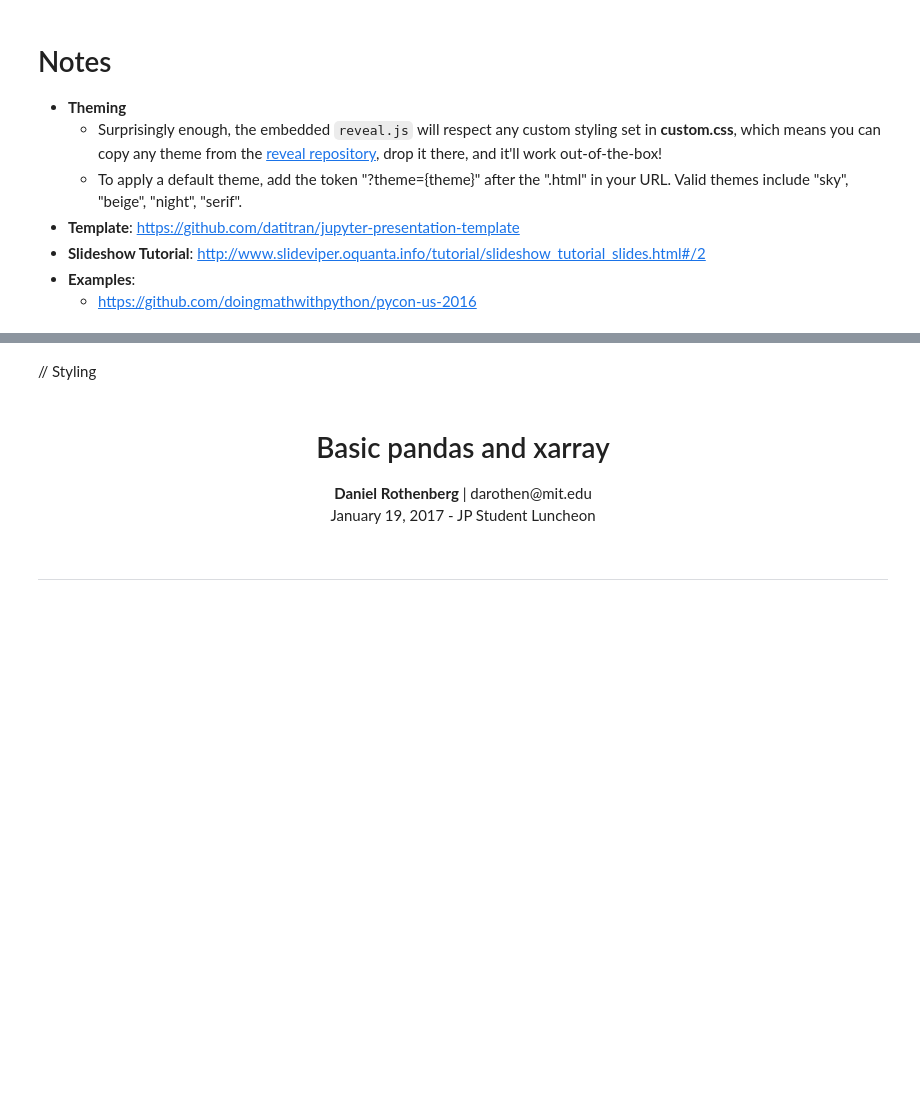
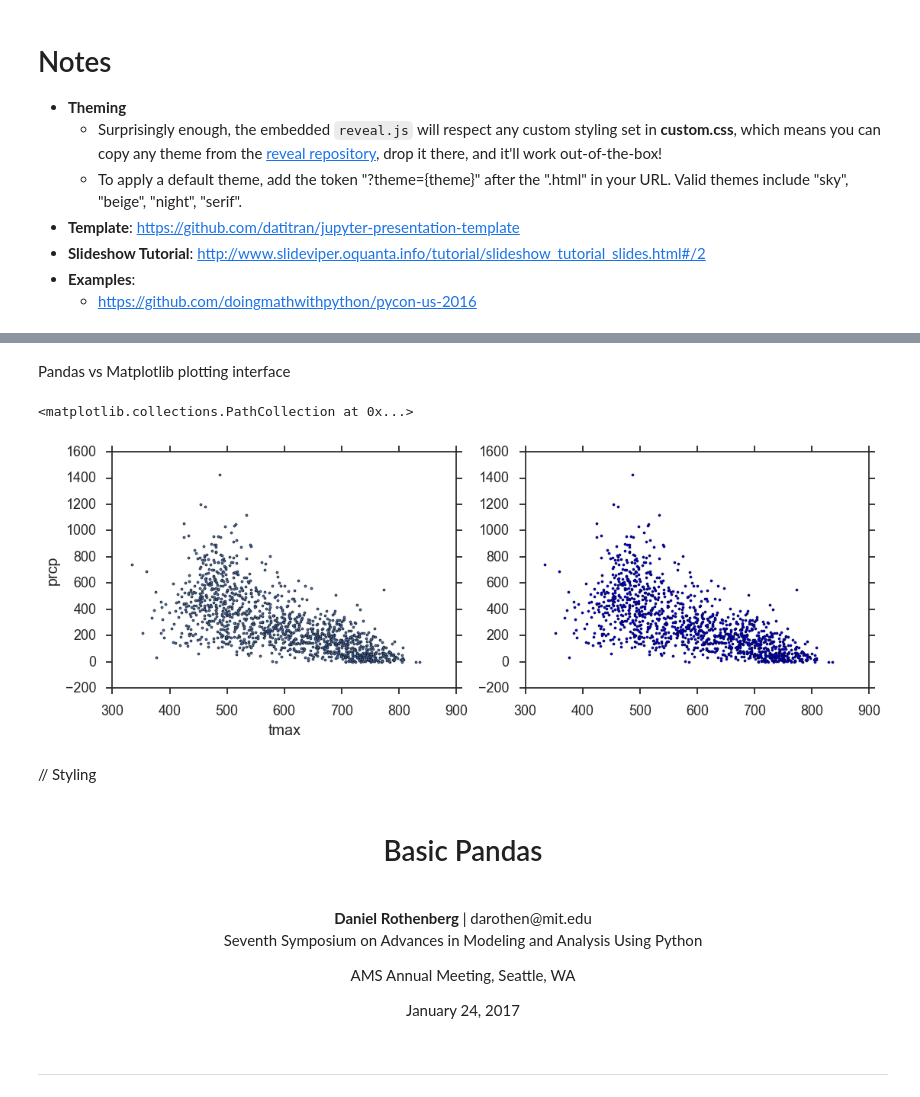
Before and after one commit to darothen/climate_data_science, a Jupyter notebook: basic_pandas.ipynb, the cells around one changed output, grey strips where cells are left out. Cells and saved outputs as stored; diff of their text form; code cells hidden in the pictures; blank space fills up the shorter version.

```diff
--- a/basic_pandas.ipynb
+++ b/basic_pandas.ipynb
@@ -28,3 +113,23 @@ The autoreload extension is already loaded. To reload it, use:
+# %% [markdown]
+Pandas vs Matplotlib plotting interface
+# %%
+nrows, ncols = 1, 2
+size, aspect = 4., 16./10.
+width, height = size*ncols*aspect, size*nrows
+
+fig, axs = plt.subplots(nrows, ncols, figsize=(width, height))
+ax1, ax2 = axs
+
+style = dict(marker='.')
+
+# Plot using pandas
+seattle_ushcn.plot(x='tmax', y='prcp', kind='scatter', ax=ax1, **style)
+
+# Plot using matplotlib
+ax2.scatter('tmax', 'prcp', data=seattle_ushcn, **style)
+# %% [output]
+<matplotlib.collections.PathCollection at 0x...>
+[figure, added]
 # %% [markdown]
 // Styling
 <style type="text/css">
@@ -36,11 +141,16 @@ display:none !important;
 }
 </style>
 # %% [markdown]
-# <center> Basic pandas and xarray </center>
+# <center> Basic Pandas </center>
+
+<br>
 
 <center>
     <b>Daniel Rothenberg</b> | darothen@mit.edu
-    <p>January 19, 2017 - JP Student Luncheon</p>
+    <p>Seventh Symposium on Advances in Modeling and Analysis Using Python</p>
+    <p>AMS Annual Meeting, Seattle, WA</p>
+    <p>January 24, 2017</p>
+</center>
 # %% [markdown]
 ---
 # %% [markdown]
```
Also changed, not shown: parts of 71 cells of this notebook, 2 other files.
